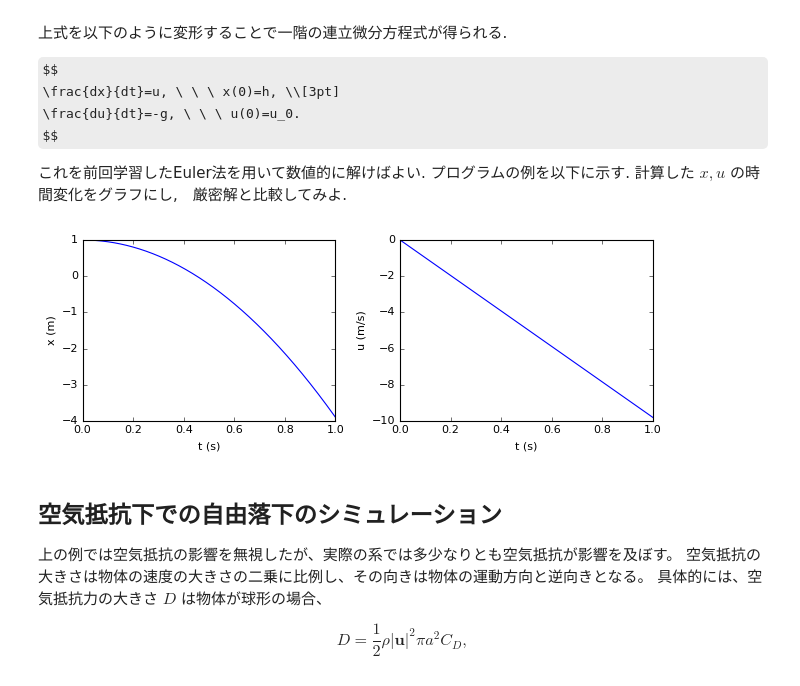
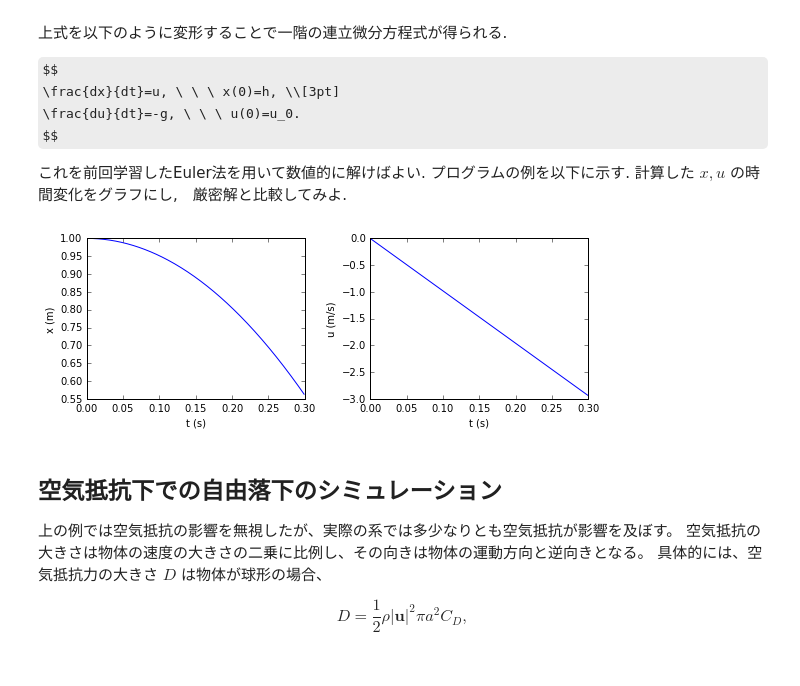
Before and after one commit to Johokiso-enshu/python_textbook, a Jupyter notebook: src/application3.ipynb, the cells around one changed output. Cells and saved outputs as stored; diff of their text form; code cells hidden in the pictures; some formulas as TeX source.

```diff
--- a/src/application3.ipynb
+++ b/src/application3.ipynb
@@ -104,23 +104,23 @@ def solve_freefall_vacuum(x0, u0, dt, tmax):
     return x_list, u_list, t_list
 # %%
 # 数値解
-x_list, u_list, t_list = solve_freefall_vacuum(1.0, 0.0, 0.001, 1.0)
+x_list, u_list, t_list = solve_freefall_vacuum(1.0, 0.0, 0.001, 0.3)
 
 plt.figure(figsize=(8,3))
 # t vs x のグラフ
 plt.subplot(1,2,1)
 plt.plot(t_list, x_list)
 plt.xlabel('t (s)')
 plt.ylabel('x (m)')
 # t vs u のグラフ
 plt.subplot(1,2,2)
 plt.plot(t_list, u_list)
 plt.xlabel('t (s)')
 plt.ylabel('u (m/s)')
 # 2つのグラフを綺麗に配置する。
 plt.tight_layout()
 # %% [output]
-[figure, old version]
+[figure, new version]
 # %% [markdown]
 ## 空気抵抗下での自由落下のシミュレーション
 
```
Also changed, not shown: parts of 2 cells of this notebook, 4 other files.
